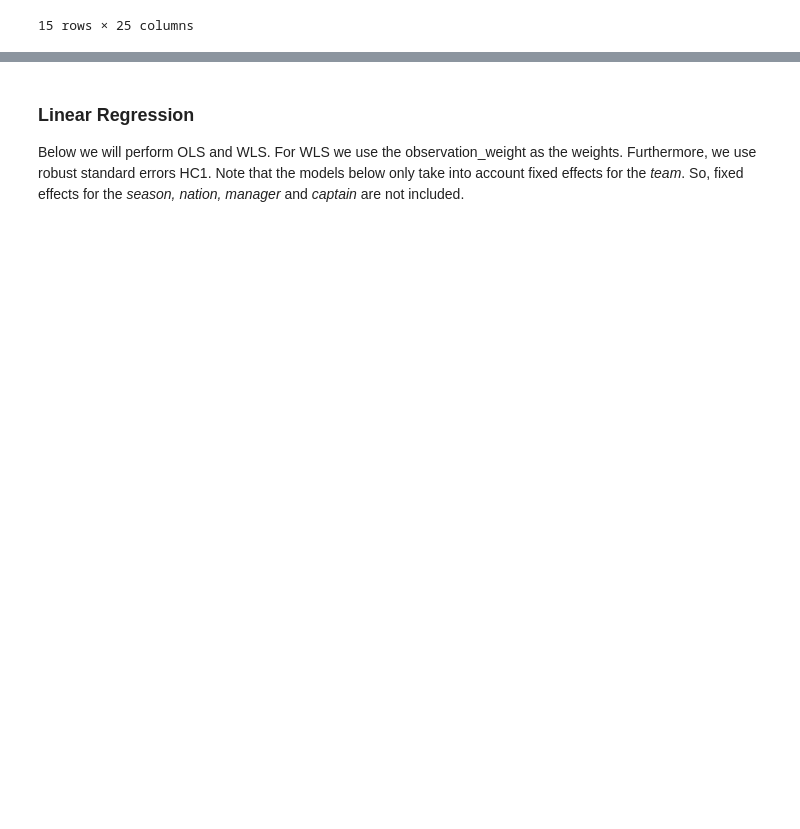
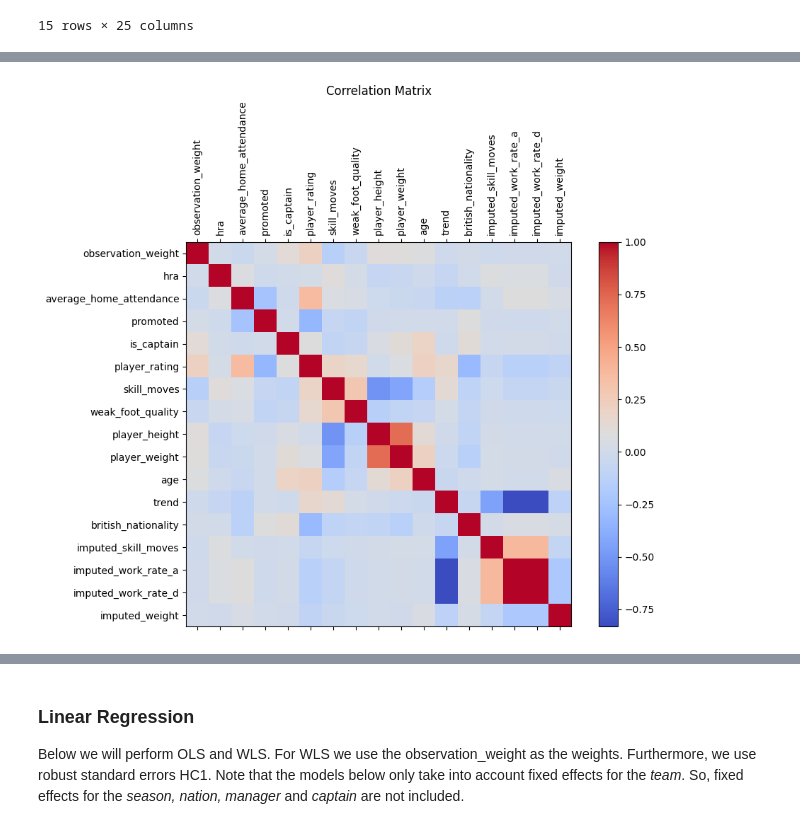
Before and after one commit to florisjanvf/Bachelor-Thesis, a Jupyter notebook: code/main.ipynb, the cells around one changed output, grey strips where cells are left out. Saved outputs shown, nothing was run; the diff lists cells and outputs as text; code cells hidden in the pictures; blank space fills up the shorter version.

```diff
--- a/code/main.ipynb
+++ b/code/main.ipynb
@@ -1381,3 +1408,6 @@ model_data.head(15)
 | 15 | 2009/2010 | Fulham | 5 | 0.442000 | 23909 | Roy Hodgson | Danny Murphy | ... |
 | 16 | 2009/2010 | Tottenham Hotspur | 3 | 1.030000 | 35794 | Harry Redknapp | Ledley King | ... |
 15 rows × 25 columns
+# %%
+correlation_matrix_full_sample = model_data.corr(numeric_only=True)
+correlation_matrix_full_sample
@@ -1383,0 +1433,30 @@ model_data.head(15)
+# %%
+with plt.style.context('default'):  # for the correlation matrix, I like the 'default' style better
+
+    # Create a figure and axis
+    fig, ax = plt.subplots(figsize=(10, 8))
+
+    # Generate the color map using matshow
+    cax = ax.matshow(correlation_matrix_full_sample, cmap='coolwarm')
+
+    # Add a colorbar
+    cbar = fig.colorbar(cax)
+
+    # Set the title
+    ax.set_title('Correlation Matrix')
+
+    # Set the x and y-axis labels
+    ax.set_xticks(range(len(correlation_matrix_full_sample.columns)))
+    ax.set_yticks(range(len(correlation_matrix_full_sample.columns)))
+    ax.set_xticklabels(correlation_matrix_full_sample.columns, rotation=90)
+    ax.set_yticklabels(correlation_matrix_full_sample.columns)
+
+    plt.tight_layout()
+
+    # save the plot
+    plt.savefig(os.path.join(results_folder_path, 'correlation_matrix_full_sample.png'), format='png', dpi=300)
+
+    # Show the plot
+    plt.show()
+# %% [output]
+[figure, added]
```
Also changed, not shown: parts of 36 cells of this notebook, 7 other files.
